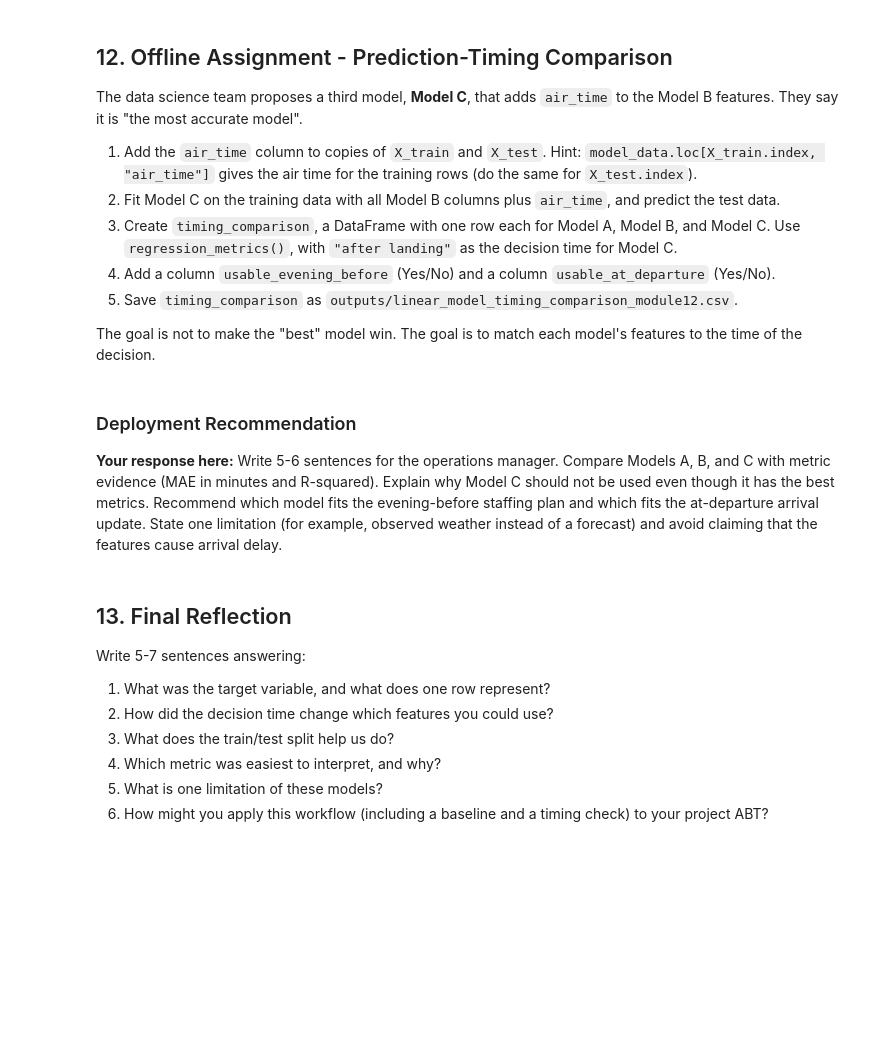
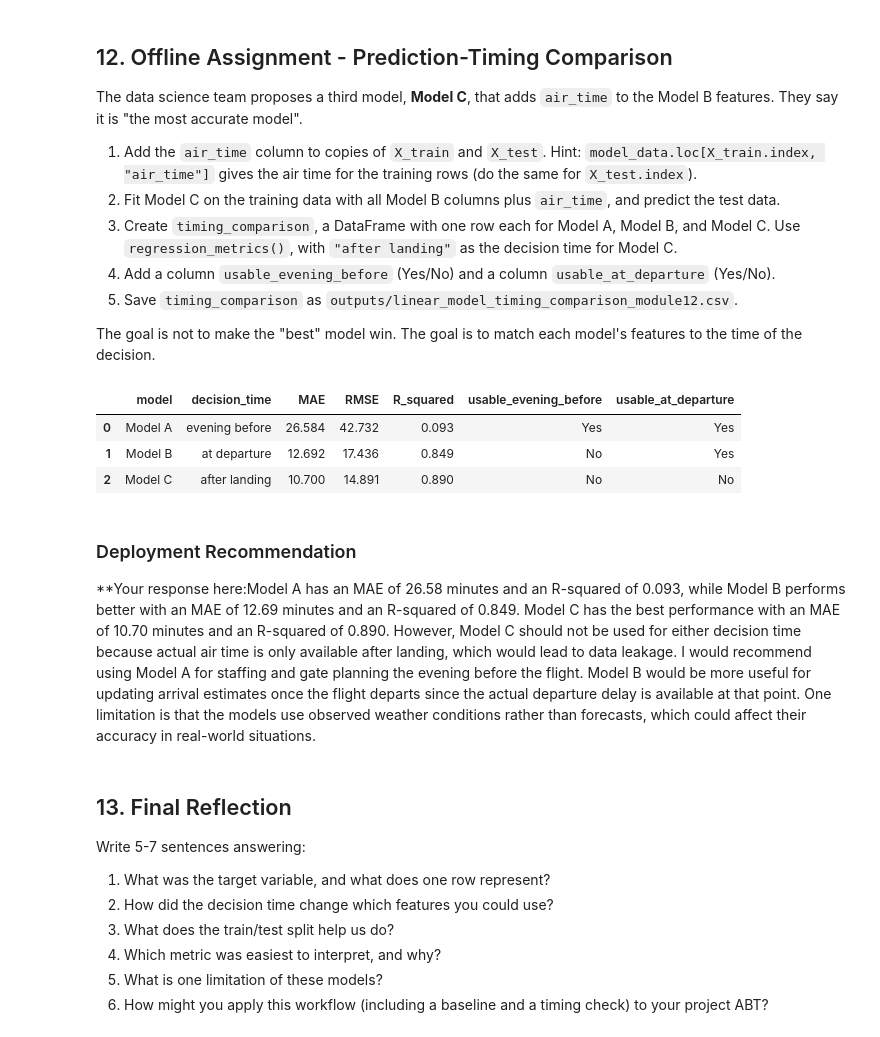
Before and after one commit to aaieza-charania/BAN6003-Module12-Linear-Regression, a Jupyter notebook: notebooks/module12_linear_regression_guided_lab.ipynb, the cells around one changed output. Cells and saved outputs as stored; diff of their text form; code cells hidden in the pictures; blank space fills up the shorter version.

Commit message:
Complete Module 12 linear regression lab

```diff
--- a/notebooks/module12_linear_regression_guided_lab.ipynb
+++ b/notebooks/module12_linear_regression_guided_lab.ipynb
@@ -560,16 +687,41 @@ The goal is not to make the "best" model win. The goal is to match each model's
 # %%
 # Offline Assignment - your code here
 # Suggested sequence:
 # 1. X_train_c = X_train.copy(); X_train_c["air_time"] = model_data.loc[X_train.index, "air_time"]
 #    (do the same for X_test_c)
 # 2. landing_columns = departure_columns + ["air_time"]; fit model_c and create pred_c.
 # 3. timing_comparison = pd.DataFrame([regression_metrics(...), ...]) for Models A, B, and C.
 # 4. Add the usable_evening_before and usable_at_departure columns.
 # 5. Save timing_comparison with output_dir / "linear_model_timing_comparison_module12.csv".
+X_train_c = X_train.copy()
+X_test_c = X_test.copy()
+X_train_c["air_time"] = model_data.loc[X_train.index, "air_time"]
+X_test_c["air_time"] = model_data.loc[X_test.index, "air_time"]
+
+landing_columns = departure_columns + ["air_time"]
+model_c = LinearRegression()
+model_c.fit(X_train_c[landing_columns], y_train)
+pred_c = model_c.predict(X_test_c[landing_columns])
+
+timing_comparison = pd.DataFrame([
+    regression_metrics("Model A", "evening before", y_test, pred_a),
+    regression_metrics("Model B", "at departure", y_test, pred_b),
+    regression_metrics("Model C", "after landing", y_test, pred_c)
+])
+
+timing_comparison["usable_evening_before"] = ["Yes", "No", "No"]
+timing_comparison["usable_at_departure"] = ["Yes", "Yes", "No"]
+timing_comparison.to_csv(output_dir / "linear_model_timing_comparison_module12.csv", index=False)
+timing_comparison.round(3)
+# %% [output]
+|  | model | decision_time | MAE | RMSE | R_squared | usable_evening_before | usable_at_departure |
+| 0 | Model A | evening before | 26.584 | 42.732 | 0.093 | Yes | Yes |
+| 1 | Model B | at departure | 12.692 | 17.436 | 0.849 | No | Yes |
+| 2 | Model C | after landing | 10.700 | 14.891 | 0.890 | No | No |
 # %% [markdown]
 ### Deployment Recommendation
 
-**Your response here:** Write 5-6 sentences for the operations manager. Compare Models A, B, and C with metric evidence (MAE in minutes and R-squared). Explain why Model C should not be used even though it has the best metrics. Recommend which model fits the evening-before staffing plan and which fits the at-departure arrival update. State one limitation (for example, observed weather instead of a forecast) and avoid claiming that the features cause arrival delay.
+**Your response here:Model A has an MAE of 26.58 minutes and an R-squared of 0.093, while Model B performs better with an MAE of 12.69 minutes and an R-squared of 0.849. Model C has the best performance with an MAE of 10.70 minutes and an R-squared of 0.890. However, Model C should not be used for either decision time because actual air time is only available after landing, which would lead to data leakage. I would recommend using Model A for staffing and gate planning the evening before the flight. Model B would be more useful for updating arrival estimates once the flight departs since the actual departure delay is available at that point. One limitation is that the models use observed weather conditions rather than forecasts, which could affect their accuracy in real-world situations.
 # %% [markdown]
 ## 13. Final Reflection
 
```
Also changed, not shown: parts of 24 cells of this notebook, 3 other files.
